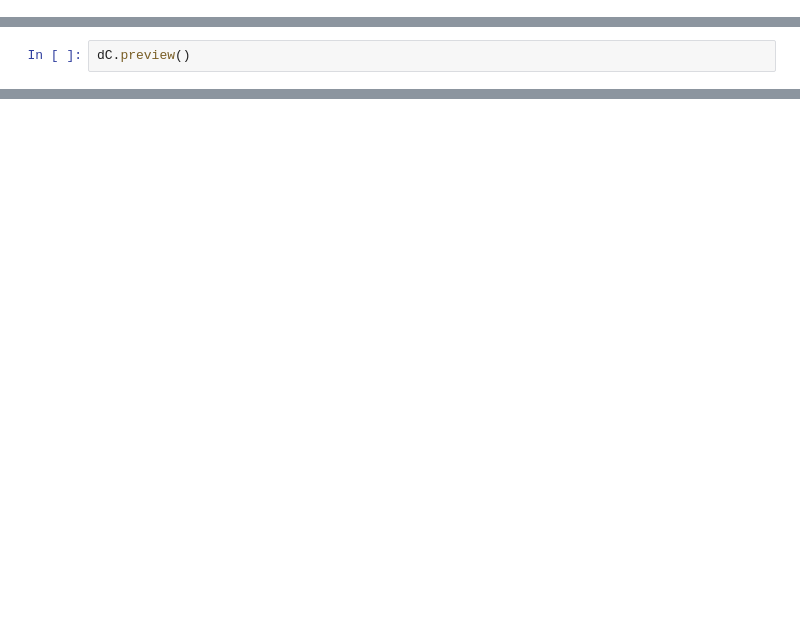
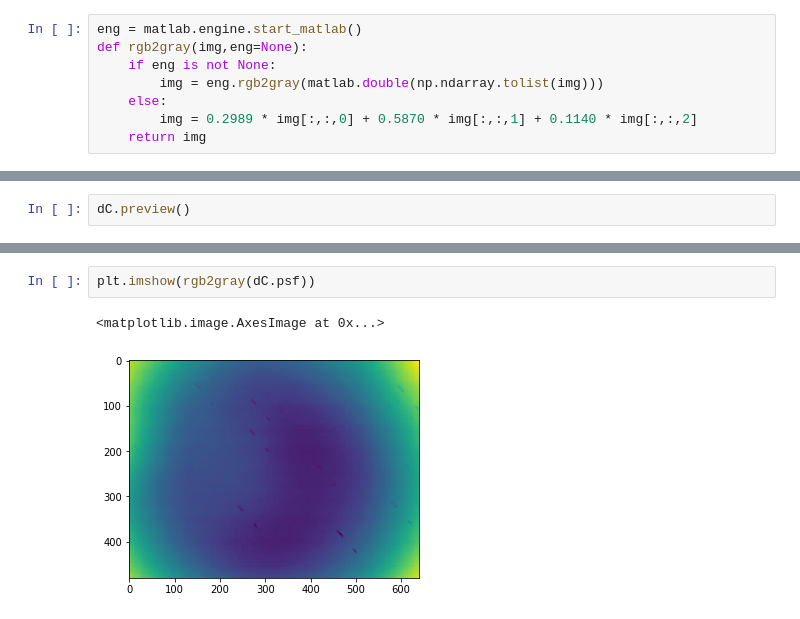
Before and after one commit to AhmedImtiazPrio/lenslessImag, a Jupyter notebook: codes/diffuseCam_testbench.ipynb, the cells around one changed output, grey strips where cells are left out. Saved outputs shown, nothing was run; the diff lists cells and outputs as text; blank space fills up the shorter version.

```diff
--- a/codes/diffuseCam_testbench.ipynb
+++ b/codes/diffuseCam_testbench.ipynb
@@ -77,2 +350,10 @@ dC = diffuseCAM(0)
+# %%
+eng = matlab.engine.start_matlab()
+def rgb2gray(img,eng=None):
+    if eng is not None:
+        img = eng.rgb2gray(matlab.double(np.ndarray.tolist(img)))
+    else:
+        img = 0.2989 * img[:,:,0] + 0.5870 * img[:,:,1] + 0.1140 * img[:,:,2]
+    return img
 # %%
 dC.calibrate_dark()
@@ -94,0 +411,5 @@ def imread(fname,resize=None,grayscale=True):
+# %%
+plt.imshow(rgb2gray(dC.psf))
+# %% [output]
+<matplotlib.image.AxesImage at 0x...>
+[figure, added]
```
Also changed, not shown: parts of 13 cells of this notebook.
